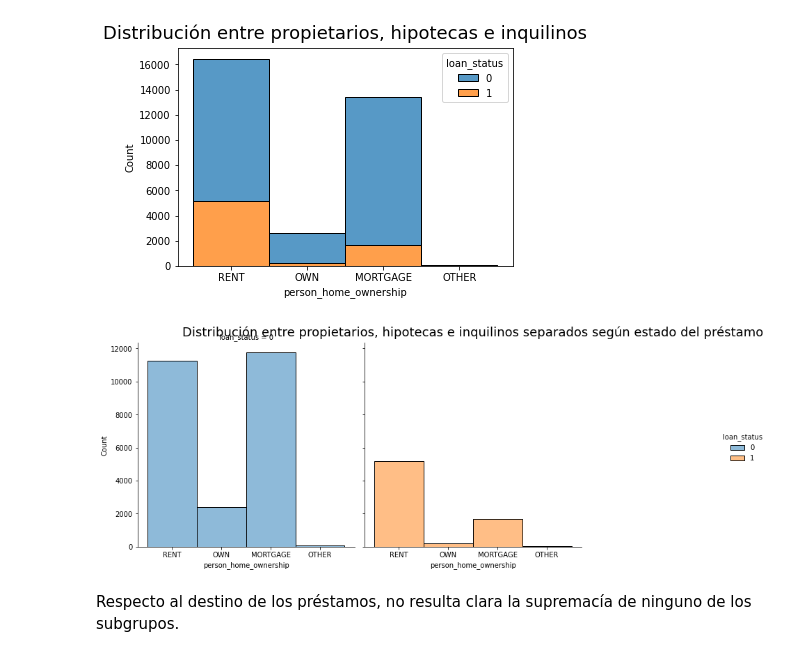
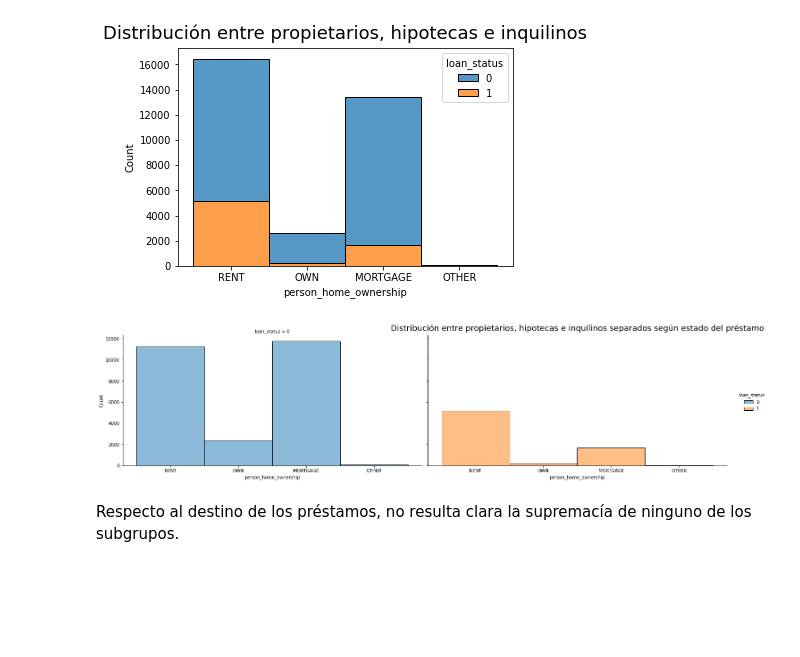
Before and after one commit to SebaCoder81/PROYECTO-FINAL-DATA-SCIENCE, a Jupyter notebook: ProyectoFinal+Andrade-Albertini.ipynb, the cells around one changed output. Cells and saved outputs as stored; diff of their text form; code cells hidden in the pictures; blank space fills up the shorter version.

```diff
--- a/ProyectoFinal+Andrade-Albertini.ipynb
+++ b/ProyectoFinal+Andrade-Albertini.ipynb
@@ -810,10 +810,10 @@ plt.title("Distribución entre propietarios, hipotecas e inquilinos", fontsize=1
 # %% [output]
 [figure]
 # %%
-sns.displot(data=df_final, x="person_home_ownership", hue="loan_status", col="loan_status")
+sns.displot(data=df_final, x="person_home_ownership", hue= "loan_status", col="loan_status", aspect=2)
 plt.title("Distribución entre propietarios, hipotecas e inquilinos separados según estado del préstamo", fontsize=18, verticalalignment='bottom');
 # %% [output]
-[figure, old version]
+[figure, new version]
 # %% [markdown]
 Respecto al destino de los préstamos, no resulta clara la supremacía de ninguno de los subgrupos.
 # %%
```
